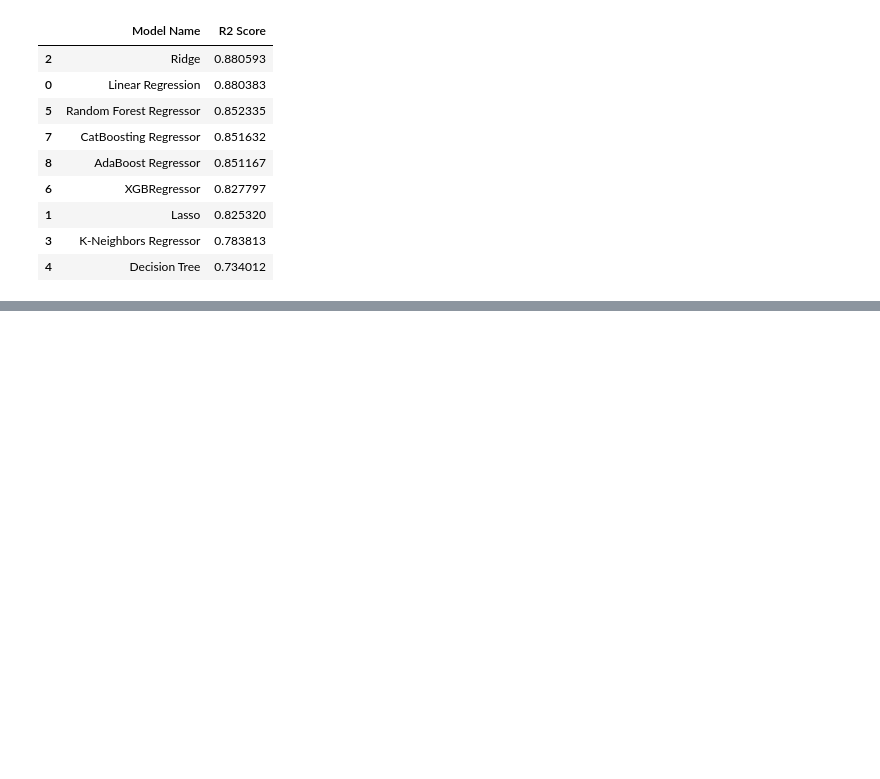
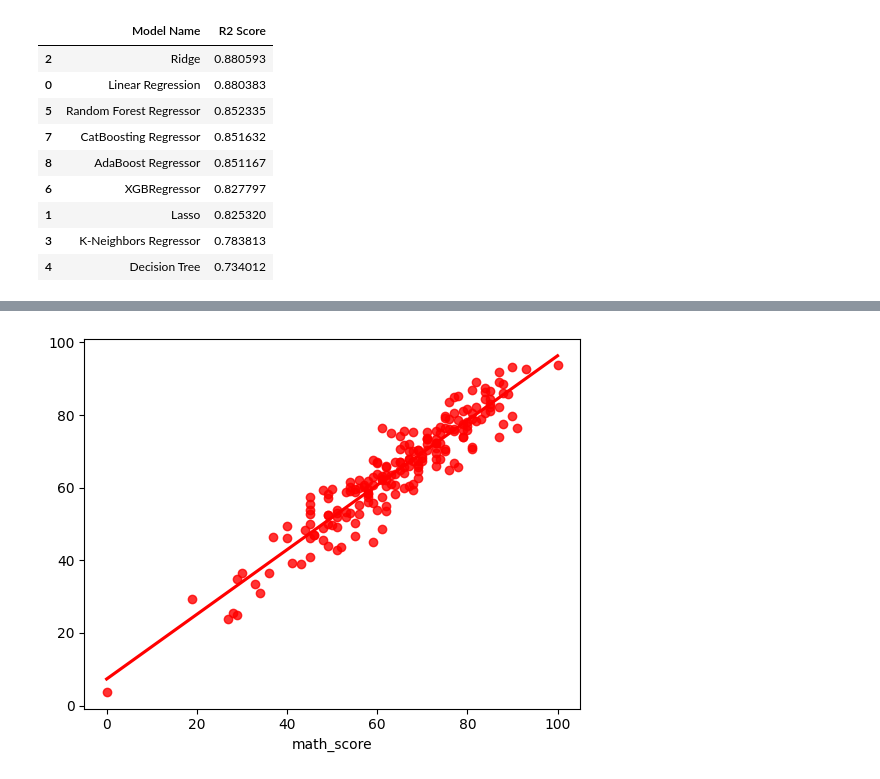
Before and after one commit to singh-manavv/ml-project, a Jupyter notebook: notebook/ModelTraining.ipynb, the cells around one changed output, grey strips where cells are left out. Drawn from its saved outputs; the diff is of its cells as text; code cells hidden in the pictures; blank space fills up the shorter version.

```diff
--- a/notebook/ModelTraining.ipynb
+++ b/notebook/ModelTraining.ipynb
@@ -225,0 +242,4 @@ pd.DataFrame(list(zip(model_list,r2_list)), columns=['Model Name', 'R2 Score']).
+# %%
+sns.regplot(x=y_test,y=y_pred,ci=None,color ='red');
+# %% [output]
+[figure, added]
```
Also changed, not shown: parts of 3 cells of this notebook.
